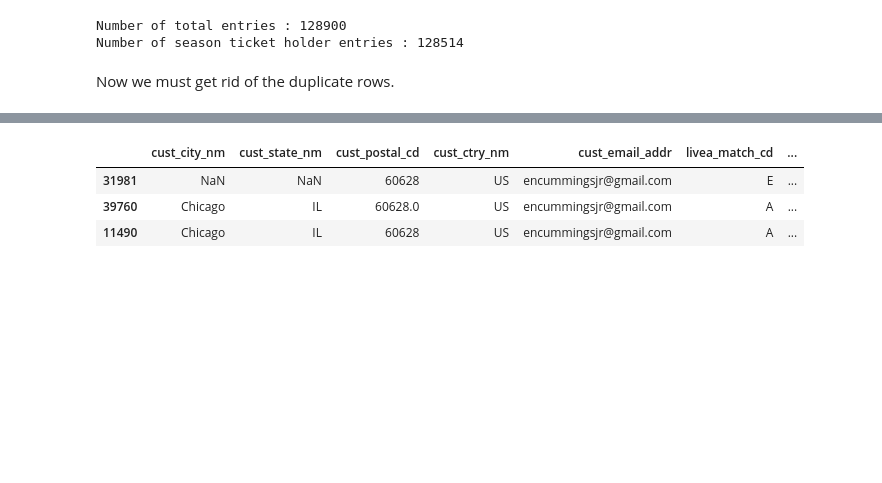
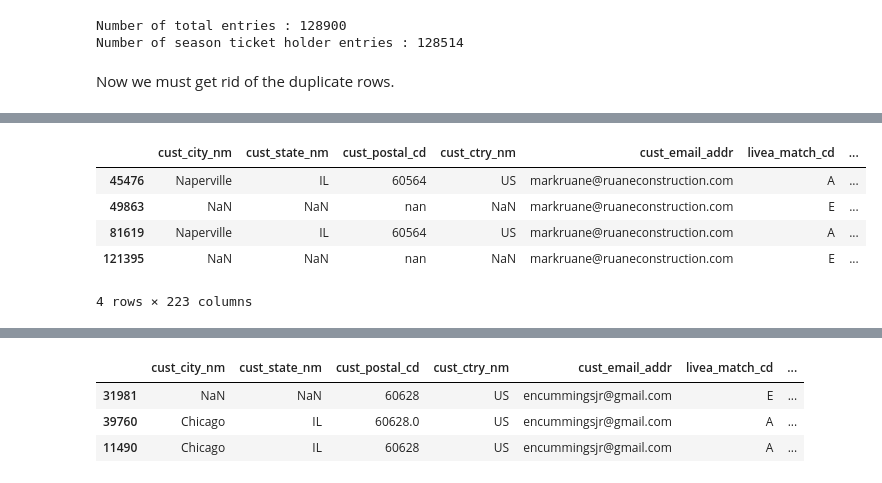
Before and after one commit to mathewj1/acl_spring_24_bulls2, a Jupyter notebook: notebooks/data_cleaning.ipynb, the cells around one changed output, grey strips where cells are left out. Cells and saved outputs as stored; diff of their text form; code cells hidden in the pictures; blank space fills up the shorter version.

```diff
--- a/notebooks/data_cleaning.ipynb
+++ b/notebooks/data_cleaning.ipynb
@@ -571,2 +672,2 @@ Name: count, Length: 7729, dtype: int64
 # %%
-df_season_liva[df_season_liva["cust_email_addr"] == 'markruane@ruaneconstruction.com']
+fan = df_season_liva[df_season_liva["cust_email_addr"] == 'markruane@ruaneconstruction.com']
@@ -579,0 +674,9 @@ df_season_liva[df_season_liva["cust_email_addr"] == 'markruane@ruaneconstruction
+# %%
+fan.head()
+# %% [output]
+|  | cust_city_nm | cust_state_nm | cust_postal_cd | cust_ctry_nm | cust_email_addr | livea_match_cd | ... |
+| 45476 | Naperville | IL | 60564 | US | markruane@ruaneconstruction.com | A | ... |
+| 49863 | NaN | NaN | nan | NaN | markruane@ruaneconstruction.com | E | ... |
+| 81619 | Naperville | IL | 60564 | US | markruane@ruaneconstruction.com | A | ... |
+| 121395 | NaN | NaN | nan | NaN | markruane@ruaneconstruction.com | E | ... |
+4 rows × 223 columns
```
Also changed, not shown: parts of 22 cells of this notebook, 1 other file.
